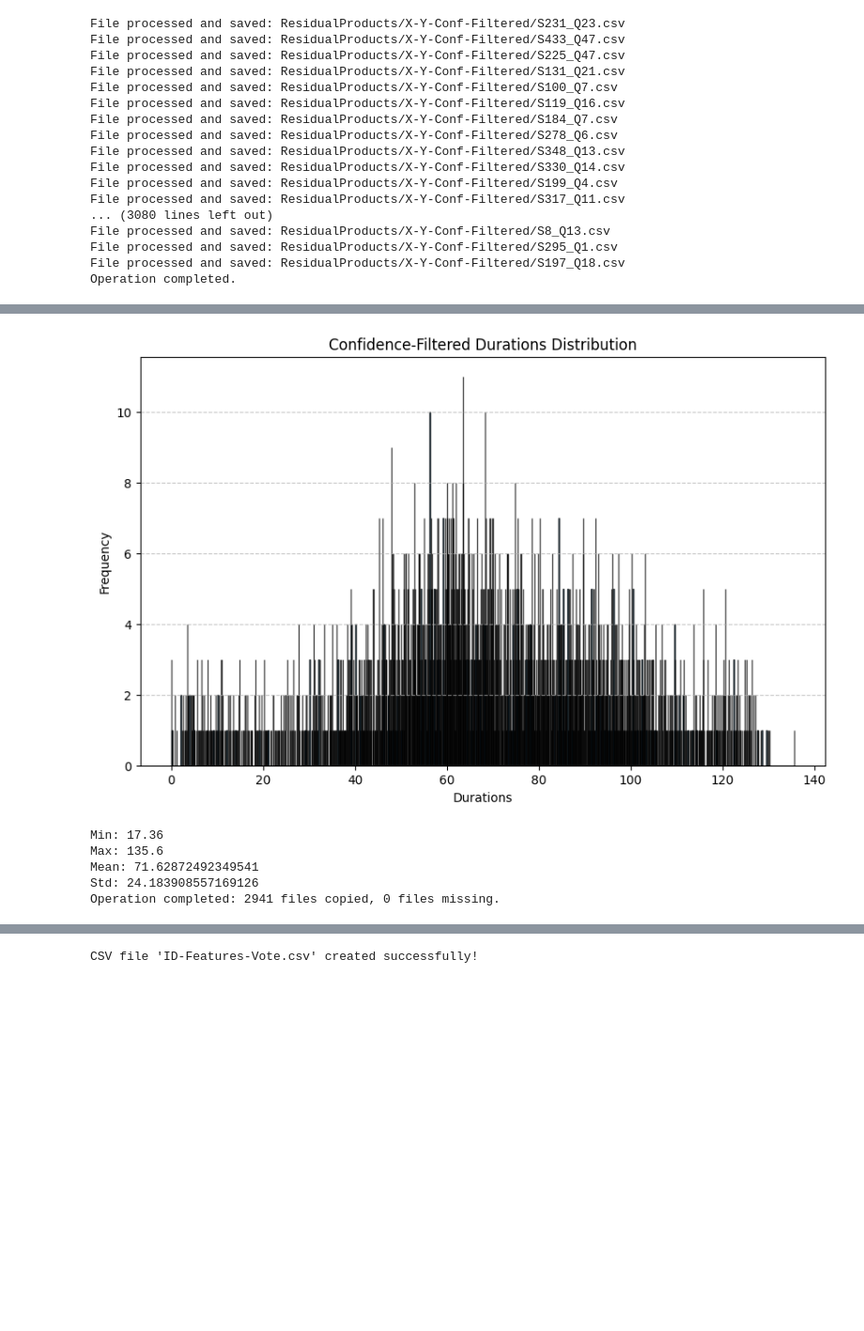
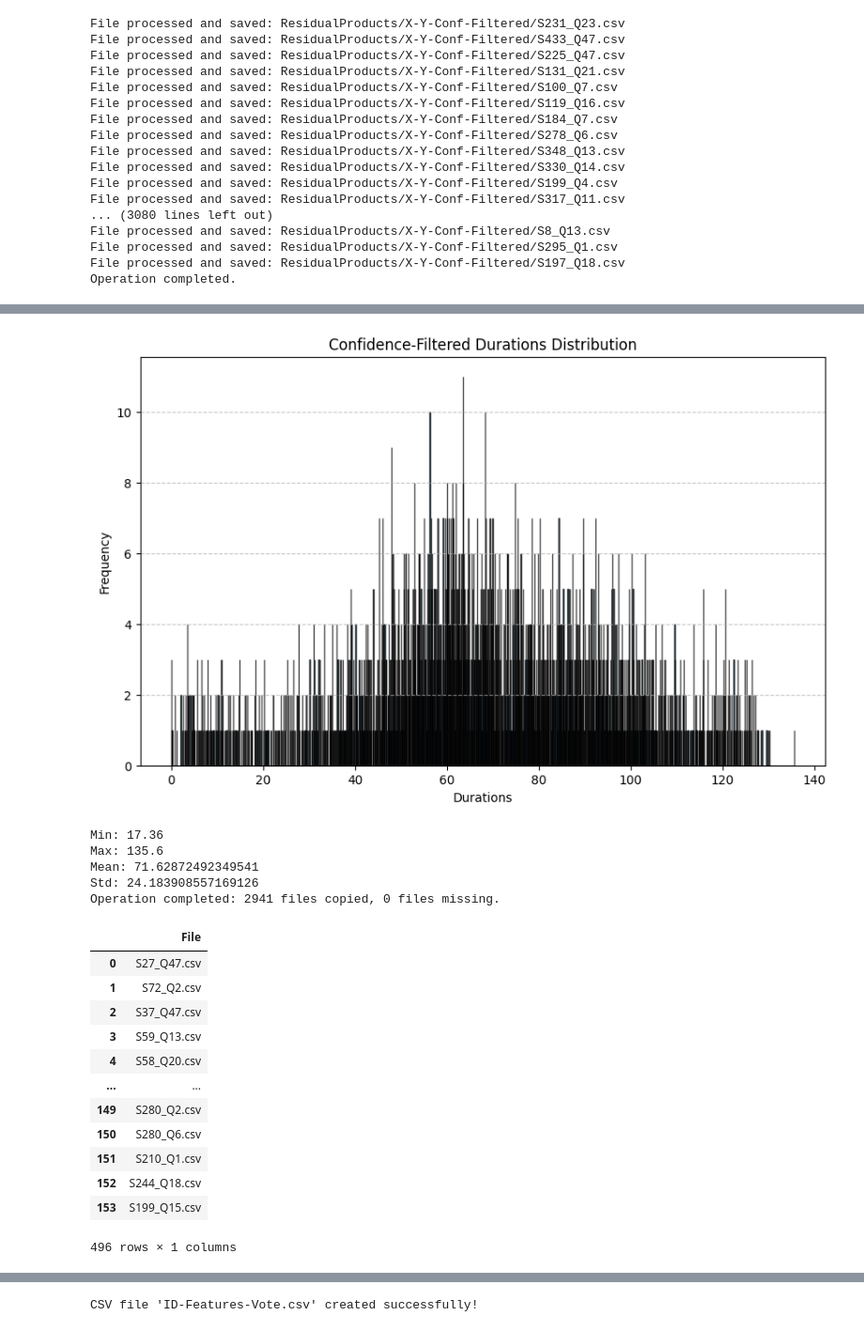
Before and after one commit to aclai-lab/TBME2025, a Jupyter notebook: Pipeline_DataCleaning.ipynb, the cells around one changed output, grey strips where cells are left out. Shown at 94% size. Drawn from its saved outputs; the diff is of its cells as text; code cells hidden in the pictures; blank space fills up the shorter version.

```diff
--- a/Pipeline_DataCleaning.ipynb
+++ b/Pipeline_DataCleaning.ipynb
@@ -946,10 +967,12 @@ plot_histogram_with_binning(
 
 # Calculate the 5th percentile index
 length = len(durations_df_filt)
-dur_10 = int(length * 0.05)
+dur_05 = int(length * 0.05)
+
+el = durations_df_filt.head(dur_05)
 
 # Filter the DataFrame to exclude the bottom 5% of durations
-durations_df_filt = durations_df_filt[dur_10:]
+durations_df_filt = durations_df_filt[dur_05:]
 
 # Calculate statistical metrics
 dfmin = durations_df_filt['Duration'].min()
@@ -962,33 +985,49 @@ print(f"Min: {dfmin}\nMax: {dfmax}\nMean: {dfmean}\nStd: {dfstd}")
 
 # Copy files corresponding to the filtered durations
 copy_files_from_dataframe(
     durations_df_filt,
     'ResidualProducts/X-Y-Conf-Filtered',
     'ResidualProducts/csvPostDurationPostFilteringPostDurationCleaning'
 )
+
+eliminated = pd.concat([eliminated, el['File']])
+eliminated
 # %% [output]
 Calculated durations:
               File  Duration
 0       S1_Q23.csv      0.08
 1       S1_Q47.csv      0.08
 2       S1_Q22.csv      0.08
 3      S30_Q16.csv      0.16
 4       S1_Q45.csv      0.24
 ...            ...       ...
 3090  S291_Q13.csv    129.60
 3091   S222_Q1.csv    129.84
 3092  S332_Q22.csv    130.08
 3093  S217_Q18.csv    130.32
 3094  S365_Q18.csv    135.60
 
 [3095 rows x 2 columns]
 [figure]
 [figure]
 Min: 17.36
 Max: 135.6
 Mean: 71.62872492349541
 Std: 24.183908557169126
 Operation completed: 2941 files copied, 0 files missing.
+|  | File |
+| 0 | S27_Q47.csv |
+| 1 | S72_Q2.csv |
+| 2 | S37_Q47.csv |
+| 3 | S59_Q13.csv |
+| 4 | S58_Q20.csv |
+| ... | ... |
+| 149 | S280_Q2.csv |
+| 150 | S280_Q6.csv |
+| 151 | S210_Q1.csv |
+| 152 | S244_Q18.csv |
+| 153 | S199_Q15.csv |
+496 rows × 1 columns
 # %%
 # Path to the directory containing the cleaned CSV files
 source_folder = "ResidualProducts/csvPostDurationPostFilteringPostDurationCleaning"
```
Also changed, not shown: parts of 15 cells of this notebook.
